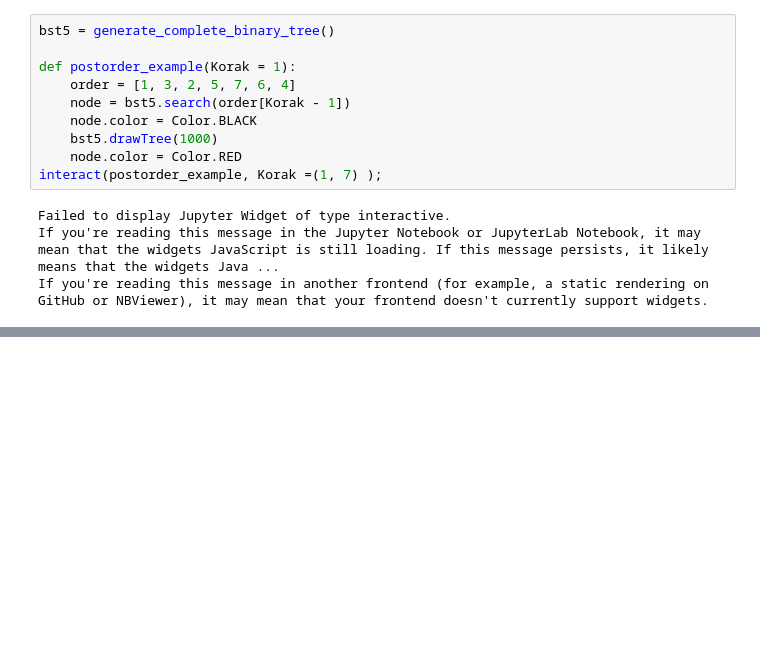
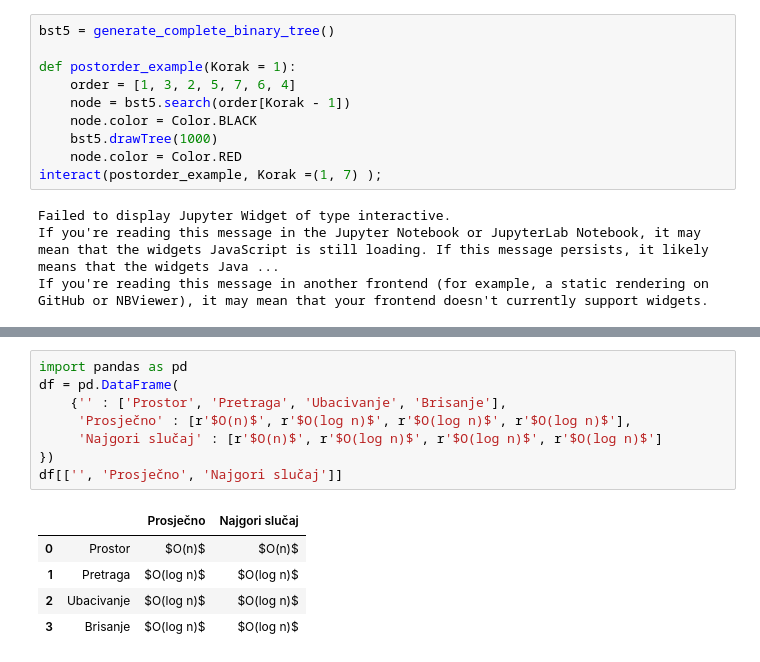
Before and after one commit to Shahra/Matematicki-Softver, a Jupyter notebook: 1. Domaća Zadaća.ipynb, the cells around one changed output, grey strips where cells are left out. Saved outputs shown, nothing was run; the diff lists cells and outputs as text; blank space fills up the shorter version.

Commit message:
Definirao crveno-crno stablo. Napravio data frame koji prikazuje najbitnije stvari o crveno-crnom stablu.

```diff
--- a/1. Domaća Zadaća.ipynb
+++ b/1. Domaća Zadaća.ipynb
@@ -279,0 +292,14 @@ If you're reading this message in another frontend (for example, a static render
+# %%
+import pandas as pd
+df = pd.DataFrame(
+    {'' : ['Prostor', 'Pretraga', 'Ubacivanje', 'Brisanje'],
+     'Prosječno' : [r'$O(n)$', r'$O(log n)$', r'$O(log n)$', r'$O(log n)$'],
+     'Najgori slučaj' : [r'$O(n)$', r'$O(log n)$', r'$O(log n)$', r'$O(log n)$']
+})
+df[['', 'Prosječno', 'Najgori slučaj']]
+# %% [output]
+|  |  | Prosječno | Najgori slučaj |
+| 0 | Prostor | $O(n)$ | $O(n)$ |
+| 1 | Pretraga | $O(log n)$ | $O(log n)$ |
+| 2 | Ubacivanje | $O(log n)$ | $O(log n)$ |
+| 3 | Brisanje | $O(log n)$ | $O(log n)$ |
```
Also changed, not shown: parts of 1 cell of this notebook.
